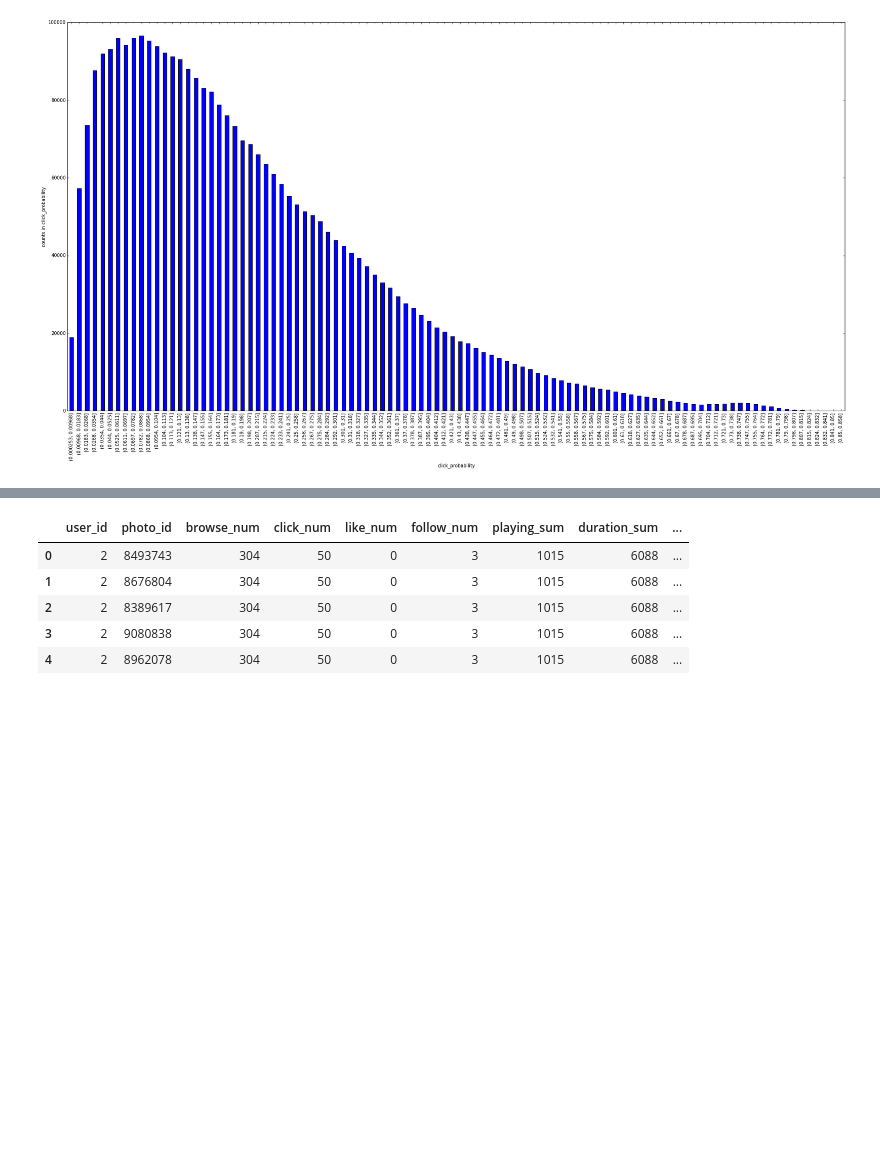
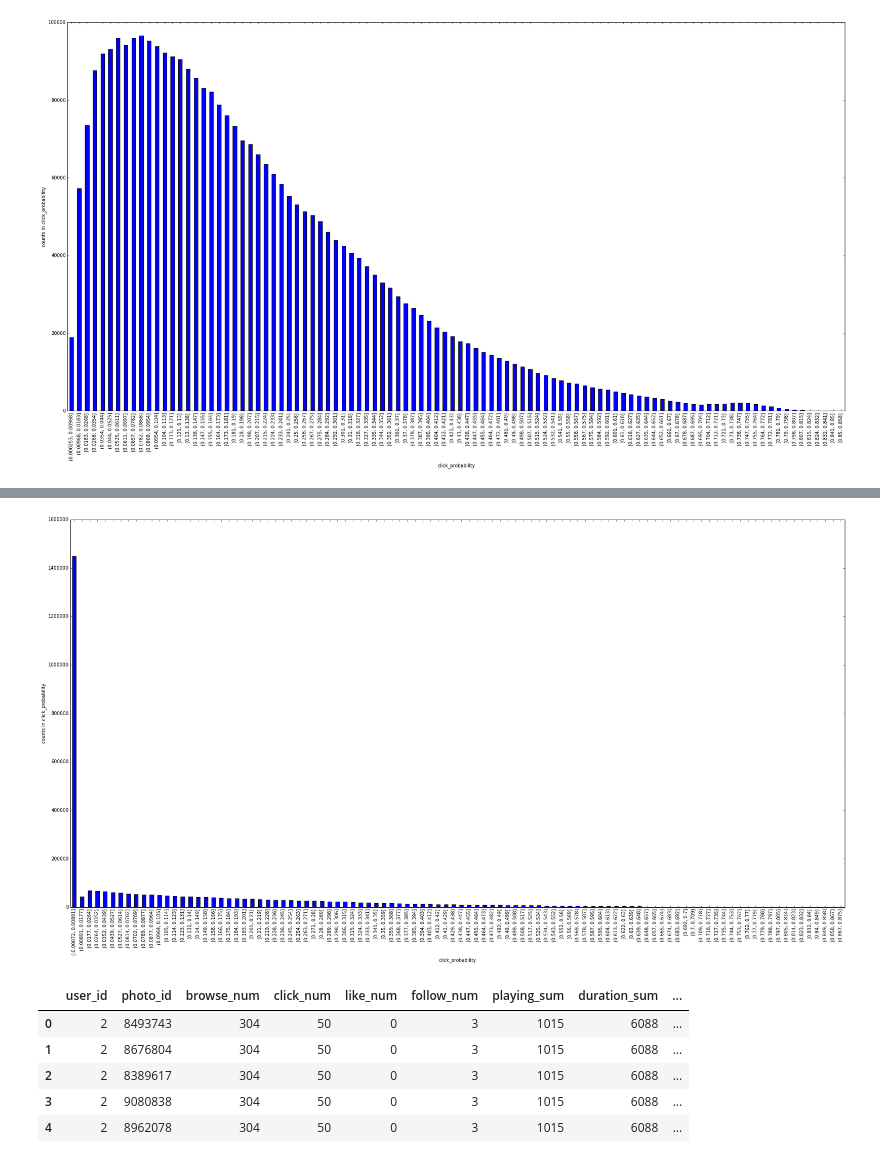
Before and after one commit to kitianFresh/kuaishou, a Jupyter notebook: models/train_test_val_distribution.ipynb, the cells around one changed output, grey strips where cells are left out. Drawn from its saved outputs; the diff is of its cells as text; code cells hidden in the pictures; blank space fills up the shorter version.

```diff
--- a/models/train_test_val_distribution.ipynb
+++ b/models/train_test_val_distribution.ipynb
@@ -25,3 +26,7 @@ sub_lgbm_10 = pd.read_csv('Sub-LGBM-10.txt', sep='\t',
 sub_lgbm_11 = pd.read_csv('Sub-LGBM-11.txt', sep='\t',
                              header=None,
                              names=['user_id', 'photo_id', 'click_probability'])
+# %%
+sub_lgbm_14 = pd.read_csv('Sub-LGBM-14.txt', sep='\t',
+                             header=None,
+                             names=['user_id', 'photo_id', 'click_probability'])
@@ -62,3 +75,7 @@ plot_data_cut(sub_catboost_1, 'click_probability', 100)
+# %%
+plot_data_cut(sub_lgbm_14, 'click_probability', 100)
+# %% [output]
+[figure, added]
 # %%
 cols = ['user_id', 'photo_id', 'browse_num', 'click_num', 'like_num', 'follow_num', 'playing_sum', 'duration_sum', 'click_ratio', 'like_ratio', 'follow_ratio', 'playing_ratio', 'browse_time_diff', 'click_freq', 'browse_freq', 'playing_freq', 'man_favor', 'woman_favor', 'man_cv_favor', 'woman_cv_favor', 'man_age_favor', 'woman_age_favor', 'man_yen_value_favor', 'woman_yen_value_favor', 'face_click_favor', 'non_face_click_favor', 'cover_length_favor', 'exposure_num', 'have_face_cate', 'clicked_ratio', 'face_num', 'man_num', 'woman_num', 'man_scale', 'woman_scale', 'human_scale', 'man_avg_age', 'woman_avg_age', 'human_avg_age', 'man_avg_attr', 'woman_avg_attr', 'human_avg_attr', 'cover_length', 'time', 'duration_time', 'click']
 # %%
```
Also changed, not shown: parts of 25 cells of this notebook, 7 other files.
